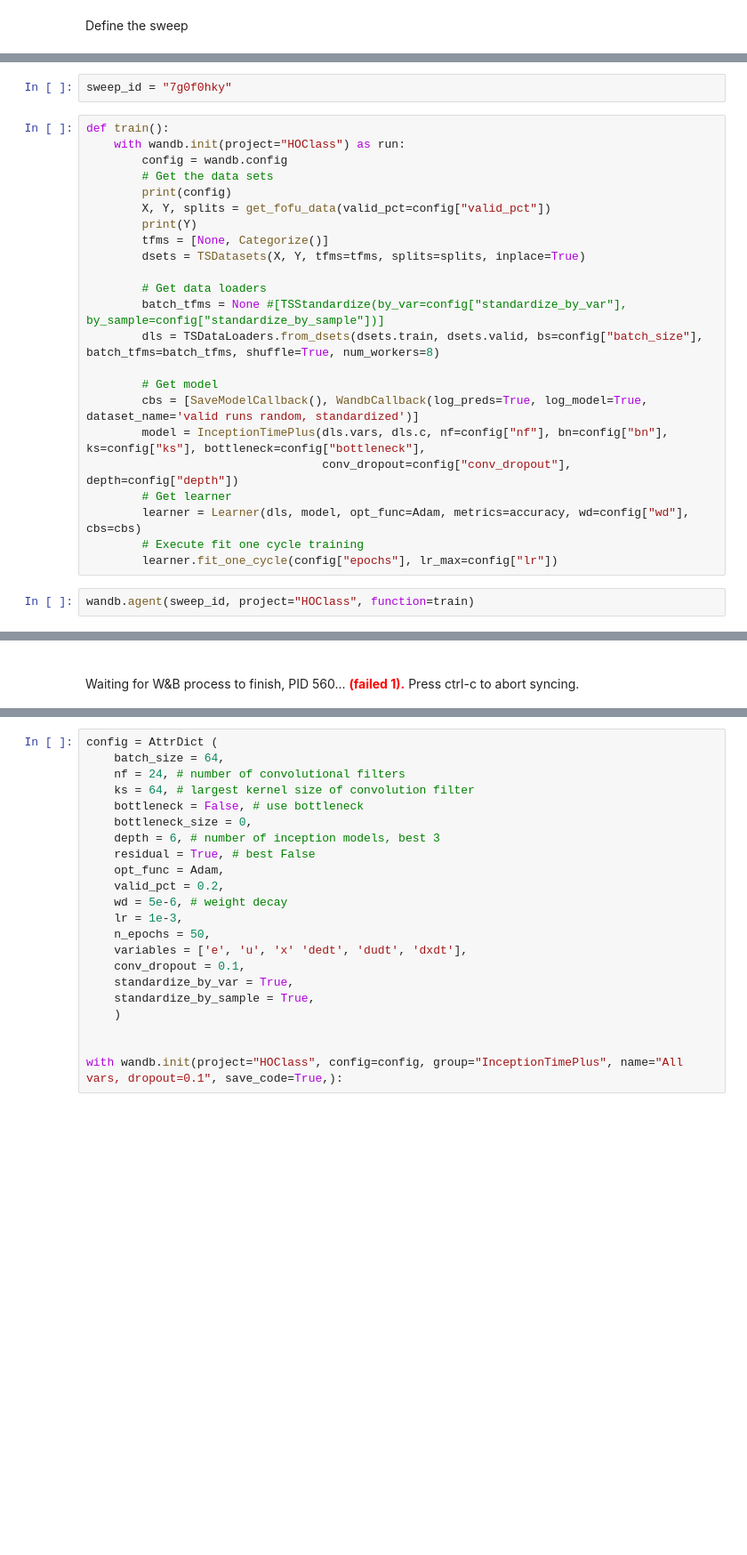
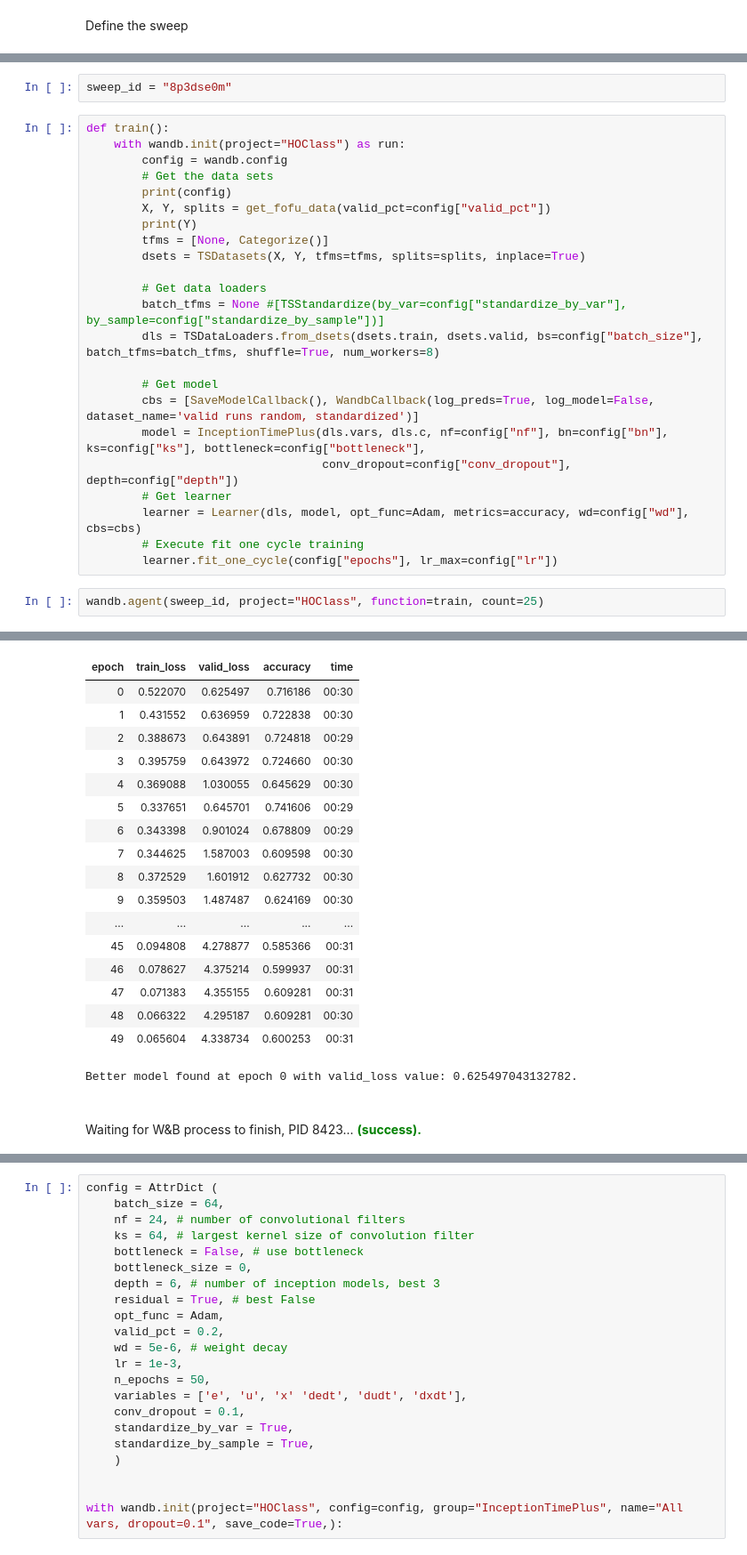
Before and after one commit to sashalikesplanes/ho-classifier, a Jupyter notebook: reproduce_prev_ex.ipynb, the cells around one changed output, grey strips where cells are left out. Shown: that part at 89% size. Drawn from its saved outputs; the diff is of its cells as text; blank space fills up the shorter version.

```diff
--- a/reproduce_prev_ex.ipynb
+++ b/reproduce_prev_ex.ipynb
@@ -135,5 +133,5 @@ Current sweep id : 7g0f0hky
 # %%
-sweep_id = "7g0f0hky"
+sweep_id = "8p3dse0m"
 # %%
 def train():
     with wandb.init(project="HOClass") as run:
@@ -150,7 +148,7 @@ def train():
         dls = TSDataLoaders.from_dsets(dsets.train, dsets.valid, bs=config["batch_size"], batch_tfms=batch_tfms, shuffle=True, num_workers=8)
 
         # Get model
-        cbs = [SaveModelCallback(), WandbCallback(log_preds=True, log_model=True, dataset_name='valid runs random, standardized')]
+        cbs = [SaveModelCallback(), WandbCallback(log_preds=True, log_model=False, dataset_name='valid runs random, standardized')]
         model = InceptionTimePlus(dls.vars, dls.c, nf=config["nf"], bn=config["bn"], ks=config["ks"], bottleneck=config["bottleneck"],
                                   conv_dropout=config["conv_dropout"], depth=config["depth"])
         # Get learner
@@ -158,5 +156,5 @@ def train():
         # Execute fit one cycle training
         learner.fit_one_cycle(config["epochs"], lr_max=config["lr"])
 # %%
-wandb.agent(sweep_id, project="HOClass", function=train)
+wandb.agent(sweep_id, project="HOClass", function=train, count=25)
 # %% [output]
@@ -183 +185,19 @@ Sweep page: https://wandb.ai/sashalikesplanes/HOClass/sweeps/7g0f0hky
+| epoch | train_loss | valid_loss | accuracy | time |
+| 0 | 0.522070 | 0.625497 | 0.716186 | 00:30 |
+| 1 | 0.431552 | 0.636959 | 0.722838 | 00:30 |
+| 2 | 0.388673 | 0.643891 | 0.724818 | 00:29 |
+| 3 | 0.395759 | 0.643972 | 0.724660 | 00:30 |
+| 4 | 0.369088 | 1.030055 | 0.645629 | 00:30 |
+| 5 | 0.337651 | 0.645701 | 0.741606 | 00:29 |
+| 6 | 0.343398 | 0.901024 | 0.678809 | 00:29 |
+| 7 | 0.344625 | 1.587003 | 0.609598 | 00:30 |
+| 8 | 0.372529 | 1.601912 | 0.627732 | 00:30 |
+| 9 | 0.359503 | 1.487487 | 0.624169 | 00:30 |
+| ... | ... | ... | ... | ... |
+| 45 | 0.094808 | 4.278877 | 0.585366 | 00:31 |
+| 46 | 0.078627 | 4.375214 | 0.599937 | 00:31 |
+| 47 | 0.071383 | 4.355155 | 0.609281 | 00:31 |
+| 48 | 0.066322 | 4.295187 | 0.609281 | 00:30 |
+| 49 | 0.065604 | 4.338734 | 0.600253 | 00:31 |
+Better model found at epoch 0 with valid_loss value: 0.625497043132782.
-Waiting for W&B process to finish, PID 560... (failed 1). Press ctrl-c to abort syncing.
+Waiting for W&B process to finish, PID 8423... (success).
```
Also changed, not shown: parts of 6 cells of this notebook.
